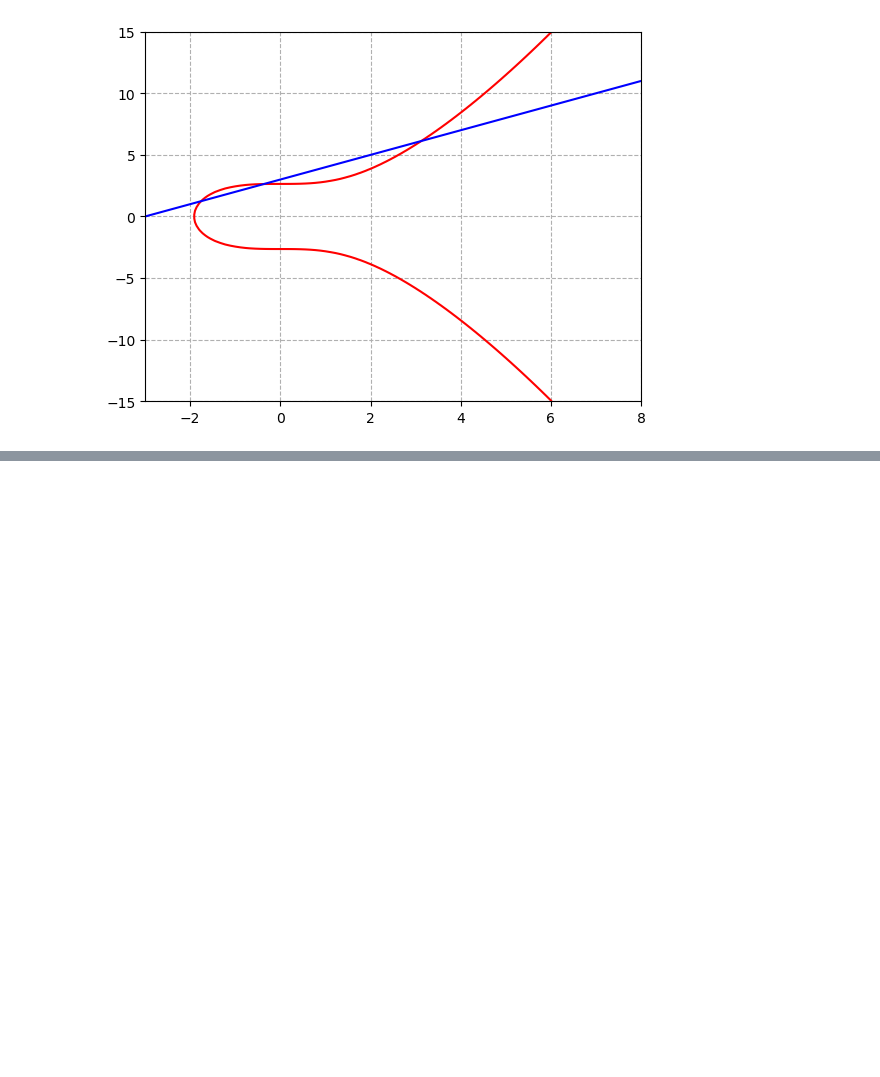
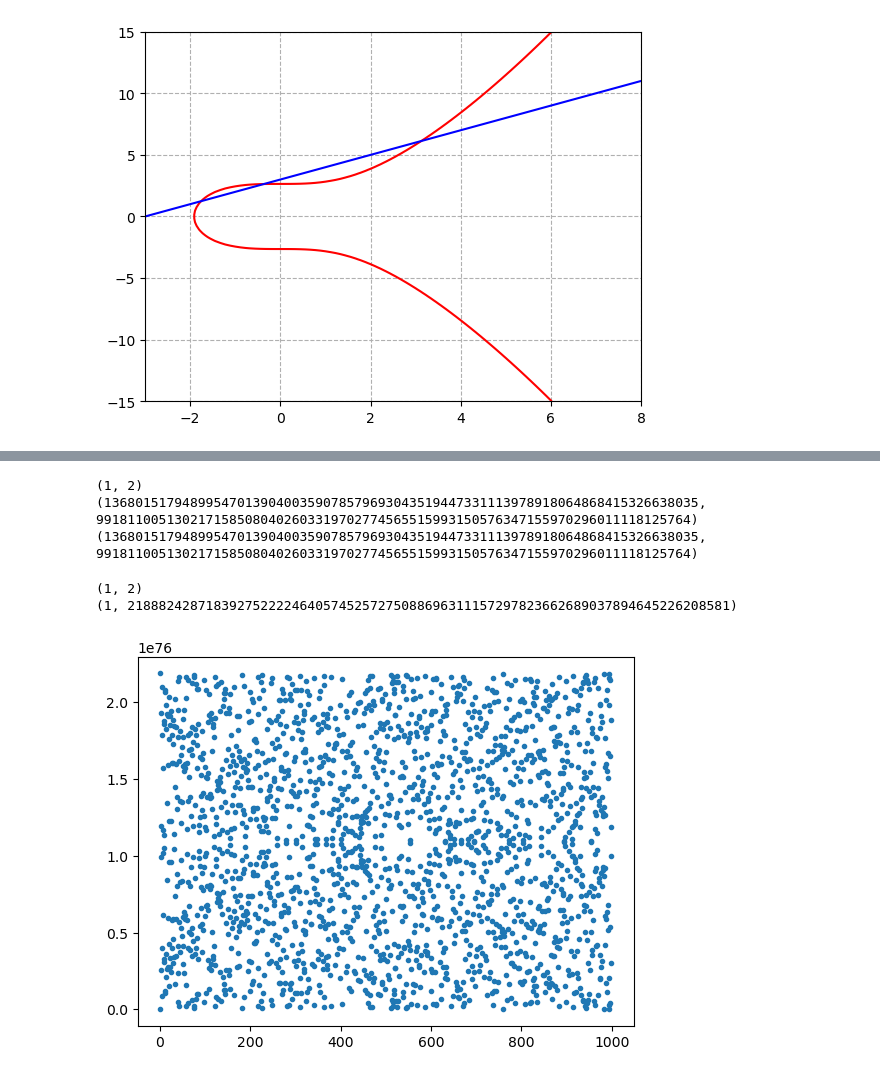
Before and after one commit to jimmychu0807/rareskills-zk-bootcamp, a Jupyter notebook: rareskills-zk-book.ipynb, the cells around one changed output, grey strips where cells are left out. Drawn from its saved outputs; the diff is of its cells as text; code cells hidden in the pictures; blank space fills up the shorter version.

```diff
--- a/rareskills-zk-book.ipynb
+++ b/rareskills-zk-book.ipynb
@@ -159,0 +216,31 @@ plt.show()
+# %%
+from py_ecc.bn128 import G1, multiply, add, eq, neg
+
+print(G1)
+print(add(G1, G1))
+print(multiply(G1, 2))
+assert eq(add(multiply(G1, 10), multiply(G, 11)), multiply(G1, 21))
+# %% [output]
+(1, 2)
+(1368015179489954701390400359078579693043519447331113978918064868415326638035, 9918110051302171585080402603319702774565515993150576347155970296011118125764)
+(1368015179489954701390400359078579693043519447331113978918064868415326638035, 9918110051302171585080402603319702774565515993150576347155970296011118125764)
+# %%
+import matplotlib.pyplot as plt
+from py_ecc.bn128 import G1, multiply, neg
+import math
+import numpy as np
+xs = []
+ys = []
+for i in range(1, 1000):
+    xs.append(i)
+    ys.append(int(multiply(G1, i)[1]))
+    xs.append(i)
+    ys.append(int(neg(multiply(G1, i))[1]))
+plt.scatter(xs, ys, marker=".")
+
+print(multiply(G1, 1))
+print(neg((multiply(G1, 1))))
+# %% [output]
+(1, 2)
+(1, 21888242871839275222246405745257275088696311157297823662689037894645226208581)
+[figure, added]
```
Also changed, not shown: parts of 7 cells of this notebook, 2 other files.
